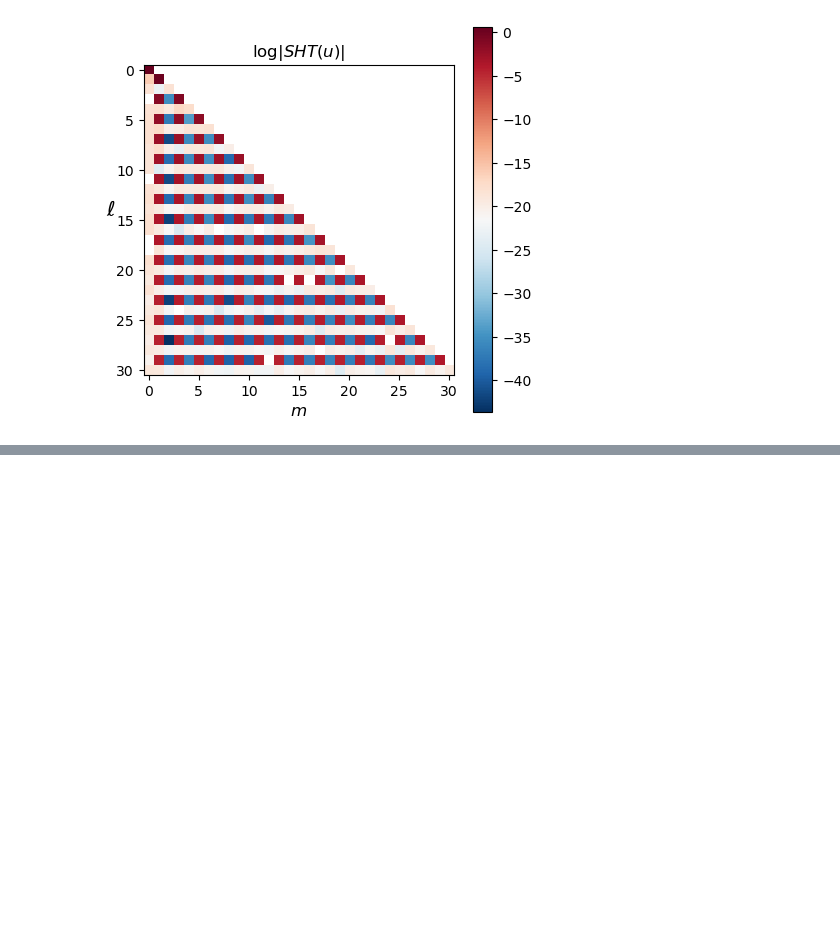
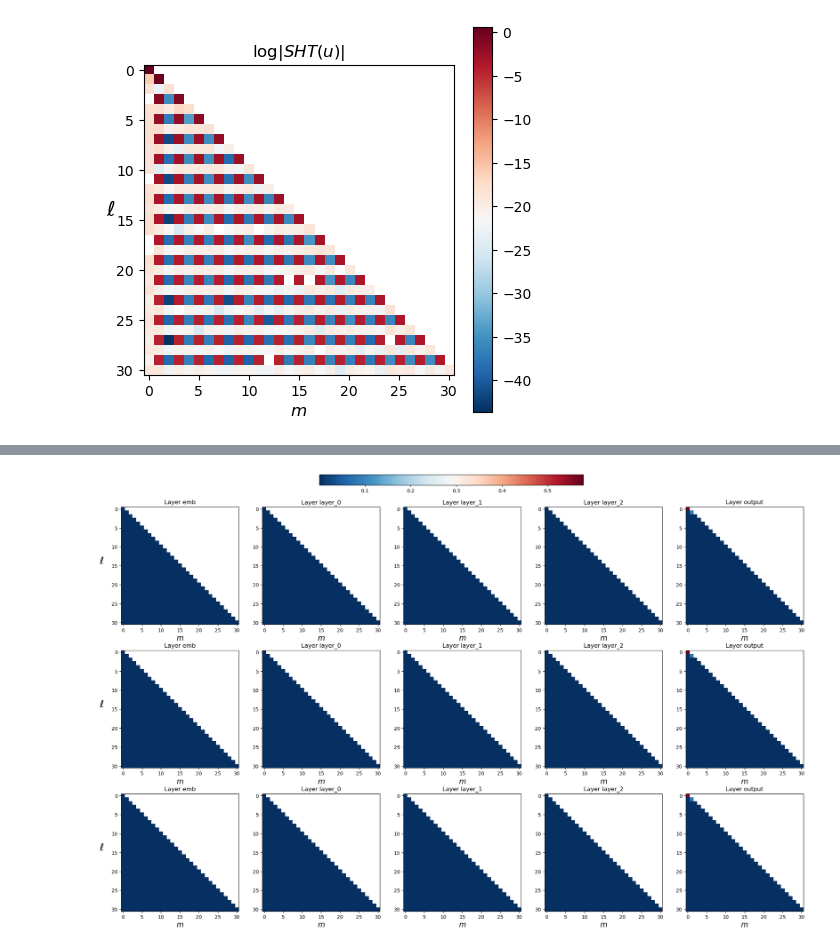
Before and after one commit to TheoHanon/TFE, a Jupyter notebook: Experiences/spectrum_expansion/spectrum_expension.ipynb, the cells around one changed output, grey strips where cells are left out. Cells and saved outputs as stored; diff of their text form; code cells hidden in the pictures; blank space fills up the shorter version.

```diff
--- a/Experiences/spectrum_expansion/spectrum_expension.ipynb
+++ b/Experiences/spectrum_expansion/spectrum_expension.ipynb
@@ -56,5 +73,9 @@ show_comparisons(X_data, y_data, spherical_siren(X_data))
 # %%
-coeffs_abs = torch.load(save_path + "spectrum_coeffs.pth", weights_only=False)
-coeffs_inside = torch.load(save_path + "spectrum_coeffs_inside.pth", weights_only=False)
+coeffs_abs_dict = {}
+coeffs_inside_dict = {}
+
+for experience in experiences:
+    coeffs_abs_dict[experience] = torch.load(save_pathes[experience] + "spectrum_coeffs.pth", weights_only=False)
+    coeffs_inside_dict[experience] = torch.load(save_pathes[experience] + "spectrum_coeffs_inside.pth", weights_only=False)
 # %%
 fig = plt.figure(figsize=(5, 5))
@@ -100,0 +90,76 @@ plt.show()
+# %%
+
+# Initialize the number of layers and labels
+n_layers = sirens[experiences[0]].Q + 2
+labels = [r"$\sin(x)$", r"$1-x^2$", r"$\sin(x(1+|x|))$"]
+
+global_min = 1e-6
+global_max = float('-inf')
+
+# First pass to find the min and max values across all experiences and layers
+for experience in experiences:
+    for layer, inside in coeffs_inside_dict[experience].items():
+        data = inside.abs().log()
+        # global_min = min(global_min, data.min().item())
+        global_max = max(global_max, data.max().item())
+
+print(global_min, global_max)
+# Create the main figure for the heatmaps
+fig1, axs1 = plt.subplots(len(experiences), n_layers, figsize=(5 * n_layers, len(experiences) * 5))
+
+# Variables for max and min coefficients
+y_max_plot = 0
+y_min_plot = 0
+
+# Loop through each experience for heatmaps
+for iExp, experience in enumerate(experiences):
+    for i, (layer, inside) in enumerate(coeffs_inside_dict[experience].items()):
+        im = axs1[iExp, i].imshow(inside.abs().log(), cmap="RdBu_r", vmin=global_min, vmax=global_max)
+        axs1[iExp, i].set_title(f"Layer {layer}")
+        axs1[iExp, i].set_xlabel(r"$m$", fontsize=15)
+
+        # Compute max coefficients
+        max_coeffs = torch.max(inside.abs(), dim=0).values.log()
+
+        y_max_plot = max(y_max_plot, max_coeffs.max())
+        y_min_plot = min(y_min_plot, max_coeffs.min())
+
+    # Set y-axis label for the first column
+    axs1[iExp, 0].set_ylabel(r"$\ell$", rotation=0, fontsize=20, labelpad=20)
+
+# Add color bar at the top
+cbar_ax1 = fig1.add_axes([0.35, 0.92, 0.3, 0.02])
+fig1.colorbar(im, cax=cbar_ax1, orientation='horizontal', fraction=0.01, shrink=0.1)
+
+# Display the first figure with heatmaps
+plt.show()
+
+# Create a new figure for max coefficient plots
+fig2, axs2 = plt.subplots(1, n_layers, figsize=(5 * n_layers, 4))
+
+handles = []
+labels_set = set()  # To avoid duplicate labels
+
+# Plot max coefficients for each layer in the new figure
+for iExp, experience in enumerate(experiences):
+    for i, (layer, inside) in enumerate(coeffs_inside_dict[experience].items()):
+        max_coeffs = torch.max(inside.abs(), dim = 0).values.log()
+
+        line, = axs2[i].plot(max_coeffs, marker="o", fillstyle="none", label=labels[iExp])
+
+
+        axs2[i].set_xlabel(r"$\ell$", fontsize=15)
+        axs2[i].set_ylim(y_min_plot, 1.1 * y_max_plot)
+        axs2[i].grid(True, which='both', linestyle='--', linewidth=0.5)
+
+# Set y-axis label for max coefficient plot
+l = np.arange(0, 30)
+axs2[-1].plot(l, np.log(10**(0.3)/(2*l +1)), linestyle="-.", color="red", label=r"$\propto 1/(2\ell+1)$", linewidth=2.5)
+axs2[0].plot(l, np.log(10**(-4.1)/(2*l +1)), linestyle="-.", color="red", label=r"$\propto 1/(2\ell+1)$", linewidth=2.5)
+for i in range(n_layers): axs2[i].legend()
+
+
+axs2[0].set_ylabel(r"$\log \max_{m} |k_{\ell}^m|$", fontsize=10)
+# Display the second figure for max coefficients
+plt.show()
+# %% [output]
@@ -100,0 +167 @@ plt.show()
+[figure, added]
```
Also changed, not shown: parts of 16 cells of this notebook, 8 other files.
